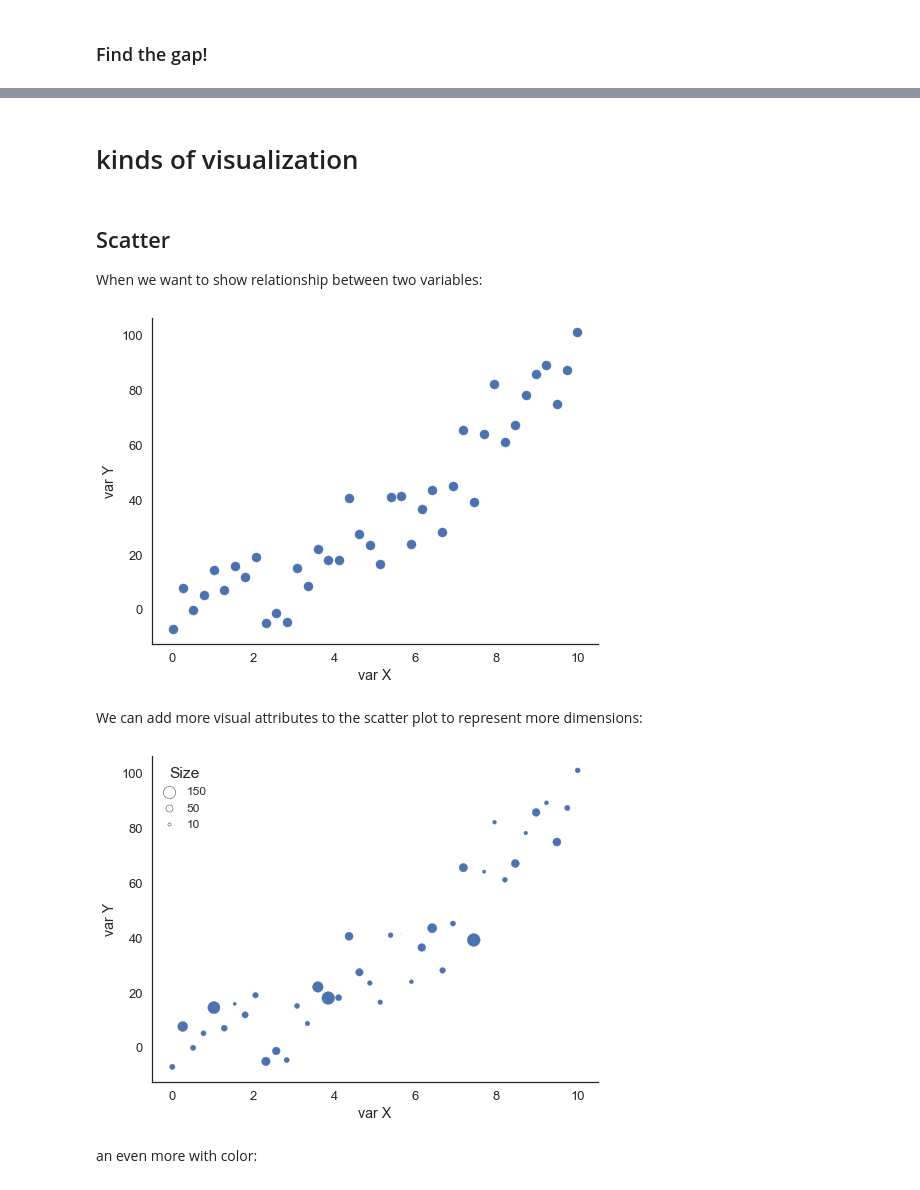
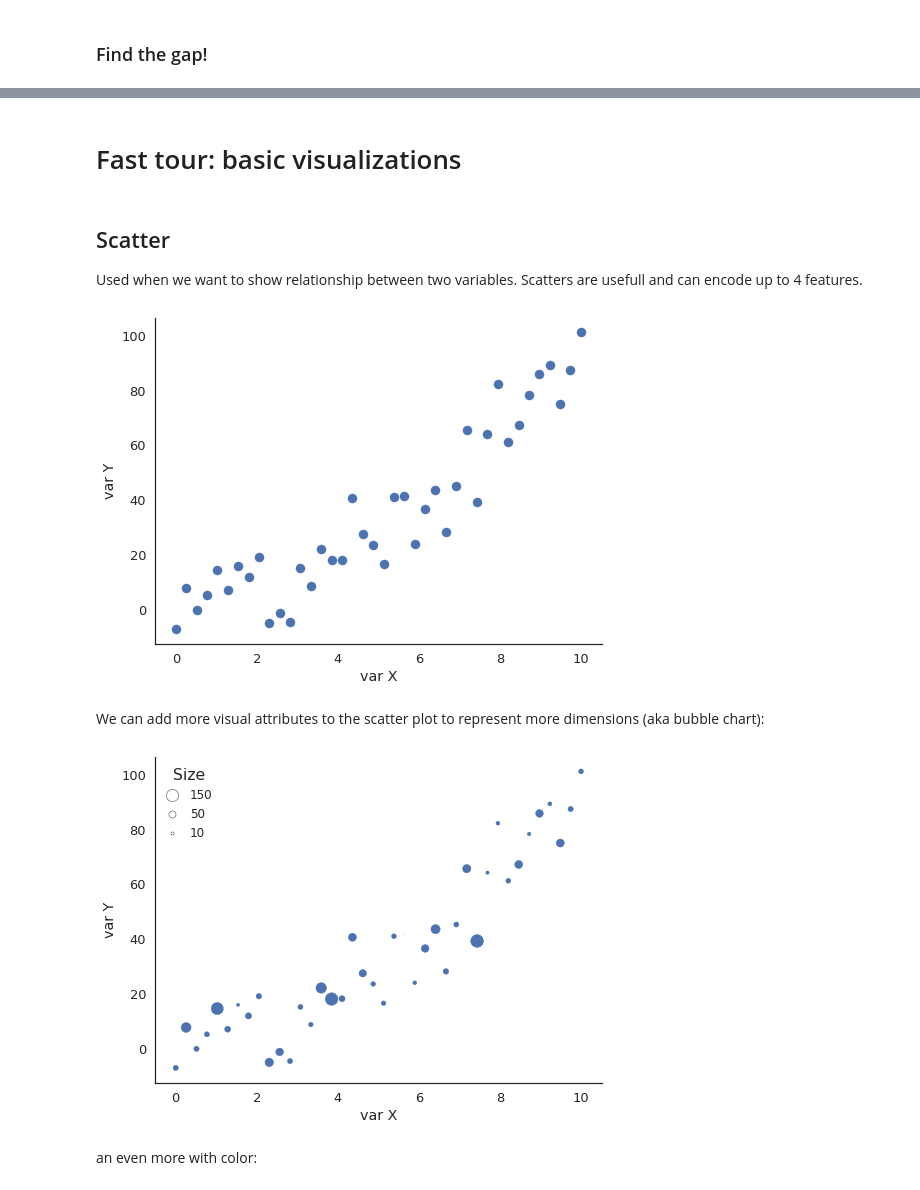
Before and after one commit to BielStela/Curs_UB, a Jupyter notebook: dia_3/DataViz/dataviz.ipynb, the cells around one changed output, grey strips where cells are left out. Saved outputs shown, nothing was run; the diff lists cells and outputs as text; code cells hidden in the pictures.

```diff
--- a/dia_3/DataViz/dataviz.ipynb
+++ b/dia_3/DataViz/dataviz.ipynb
@@ -226,60 +235,69 @@ img = plt.imshow(Z2, cmap=plt.cm.viridis)
-# %% [markdown]
-# kinds of visualization
+# %% [markdown]
+# Fast tour: basic visualizations
 # %% [markdown]
 ## Scatter
-When we want to show relationship between two variables:
+Used when we want to show relationship between two variables. Scatters are usefull and can encode up to 4 features.
 # %%
 import seaborn as sns
-sns.set_context('talk')
+sns.set(context='talk', style='white',rc={"figure.figsize": (9, 6)})
 
+# random seed to obtain the same random numbers
 np.random.seed(13)
 
-x = np.linspace(0,10,40)
-y = x**2 + np.random.randn(40)*10
+# generate som random data
+x = np.linspace(0,10,40) # 40 vals betw 0-10
+y = x**2 + np.random.randn(40)*10  # f(X) = X² + noise
 
-
+# init the figure with object oriented interface
 fig, ax = plt.subplots(figsize=(8,6))
 
+# delete the top and righ axis lines
 ax.spines['right'].set_visible(False)
 ax.spines['top'].set_visible(False)
+
+# The plot.
 ax.scatter(x,y)
+
+# set axis labels
 ax.set_xlabel('var X')
 ax.set_ylabel('var Y')
 plt.show()
 # %% [output]
-[figure, old version]
+[figure, new version]
 # %% [markdown]
-We can add more visual attributes to the scatter plot to represent more dimensions:
+We can add more visual attributes to the scatter plot to represent more dimensions (aka bubble chart):
 # %%
 np.random.seed(13)
 
 x = np.linspace(0,10,40)
 y = x**2 + np.random.randn(40)*10
+# extra variable: size! (more random noise)
 s = (np.random.randn(40)+2)**2*10
 
 fig, ax = plt.subplots(figsize=(8,6))
 ax.spines['right'].set_visible(False)
 ax.spines['top'].set_visible(False)
 ax.scatter(x,y, s=s)
 ax.set_xlabel('var X')
 ax.set_ylabel('var Y')
 
 # -----------------
 # Point size legend
 # -----------------
 # Define 3 dummy points ([],[]: not ploted)
 l1 = plt.scatter([],[], s=150,c='w', edgecolors='k')
 l2 = plt.scatter([],[], s=50,c='w', edgecolors='k')
 l3 = plt.scatter([],[], s=10,c='w', edgecolors='k')
 labels = [150, 50, 10]
 
-leg = plt.legend([l1, l2, l3], labels, ncol=1, frameon=False, fontsize=12,
-                handlelength=1, loc = 0,
-                handletextpad=1, title='Size', scatterpoints = 1)
+leg = plt.legend([l1, l2, l3], labels, ncol=1,
+                 frameon=False, fontsize=12,
+                 handlelength=1, loc = 0,
+                 handletextpad=1, title='Size', scatterpoints = 1)
 
 plt.show()
 # %% [output]
-[figure, old version]
+[figure, new version]
 # %% [markdown]
 an even more with color:
 # %%
```
Also changed, not shown: parts of 26 cells of this notebook.
